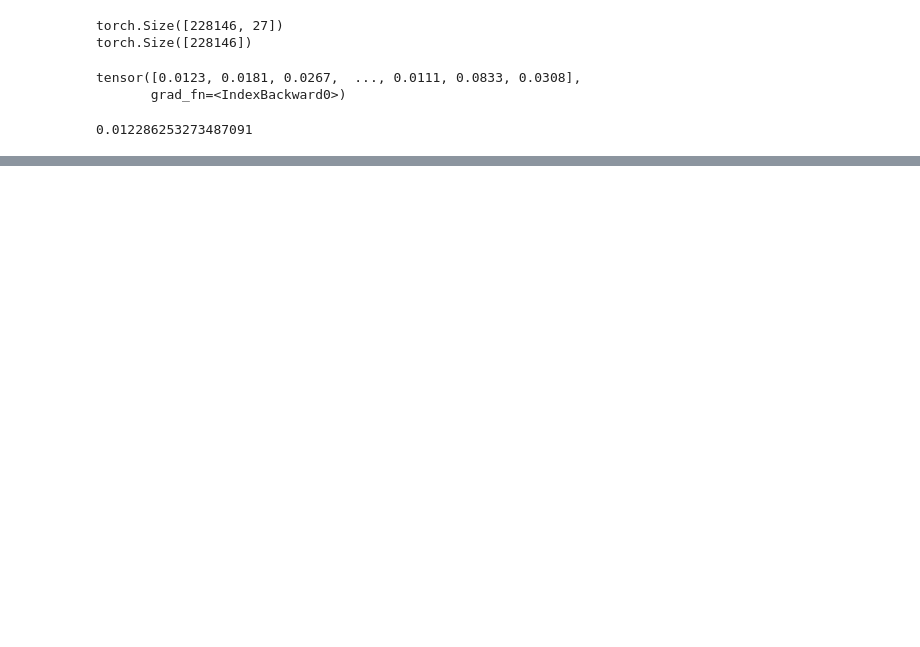
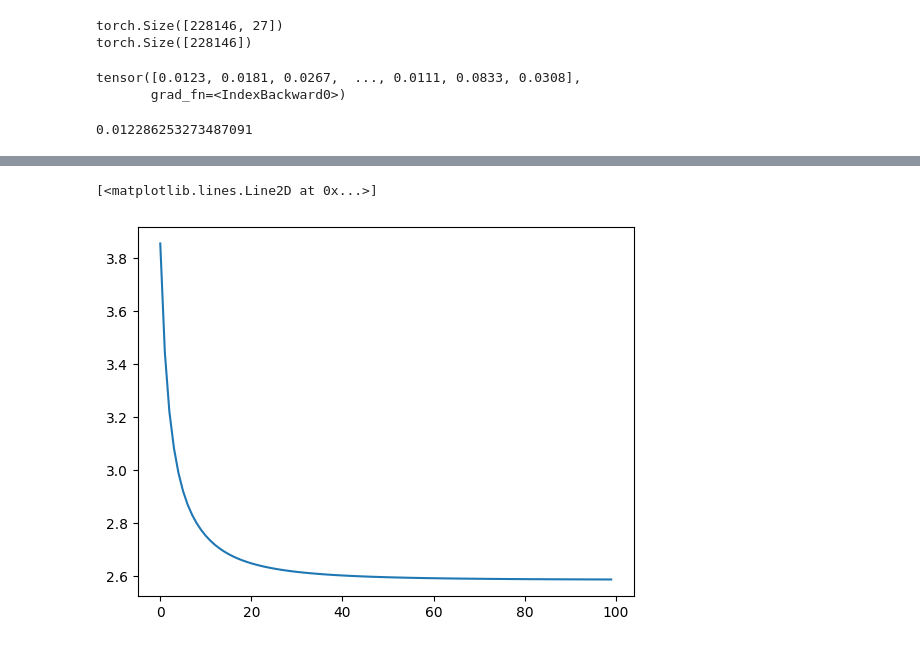
Before and after one commit to shane-kercheval/makemore, a Jupyter notebook: part_1_my_code.ipynb, the cells around one changed output, grey strips where cells are left out. Saved outputs shown, nothing was run; the diff lists cells and outputs as text; code cells hidden in the pictures; blank space fills up the shorter version.

```diff
--- a/part_1_my_code.ipynb
+++ b/part_1_my_code.ipynb
@@ -469,0 +475,6 @@ tensor(-3.7590, grad_fn=<MeanBackward0>)
+# %%
+# weights for 27 nuerons (because we have 27 outputs) with each neuron having 27 weights
+# notice that this is similar to the 27x27 bigram count matrix we created above
+g = torch.Generator().manual_seed(2147483647)
+W = torch.randn((len(characters), len(characters)), requires_grad=True, generator=g)
+W.shape
@@ -469,0 +521,6 @@ tensor(-3.7590, grad_fn=<MeanBackward0>)
+# %%
+# weights for 27 nuerons (because we have 27 outputs) with each neuron having 27 weights
+# notice that this is similar to the 27x27 bigram count matrix we created above
+g = torch.Generator().manual_seed(2147483647)
+W = torch.randn((len(characters), len(characters)), requires_grad=True, generator=g)
+W.shape
@@ -469,0 +529,30 @@ tensor(-3.7590, grad_fn=<MeanBackward0>)
+# %%
+loss_values = []
+# %%
+# gradient descent
+learning_rate = 50
+regularization = 0.1
+for index in range(100):
+    # forward pass
+    x_encoded = F.one_hot(x, num_classes=len(characters)).float()
+    logits = x_encoded @ W  # log-counts
+    counts = logits.exp()  # counts; equivalent to N above
+    predicted_probabilities = counts / counts.sum(dim=1, keepdim=True)  # equivalent to P above
+    # pluck out the probability of the correct character for each example
+    # if the probability (according to the model) associated with the correct character is low,
+    # then the loss will be high
+    # the goal is to minimize the loss, which will result in the model assigning a higher
+    # probability to the correct character for each example after the weights have been updated
+    predicted_probabilities_of_actual = predicted_probabilities[torch.arange(len(y)), y]
+    loss = -predicted_probabilities_of_actual.log().mean()
+    # regularization:
+    # this penalizes large weights and forces them to be small
+    loss += regularization * (W**2).mean()
+    loss_values.append(loss.item())
+    if index % 10 == 0:
+        print(loss.item())
+    # backward pass
+    W.grad = None  # set the gradient to zero
+    loss.backward()  # compute gradients
+    # update weights
+    W.data -= learning_rate * W.grad  # gradient descent step
@@ -469,0 +570,6 @@ tensor(-3.7590, grad_fn=<MeanBackward0>)
+# %%
+# print the loss values
+plt.plot(loss_values)
+# %% [output]
+[<matplotlib.lines.Line2D at 0x...>]
+[figure, added]
```
Also changed, not shown: parts of 25 cells of this notebook, 1 other file.
